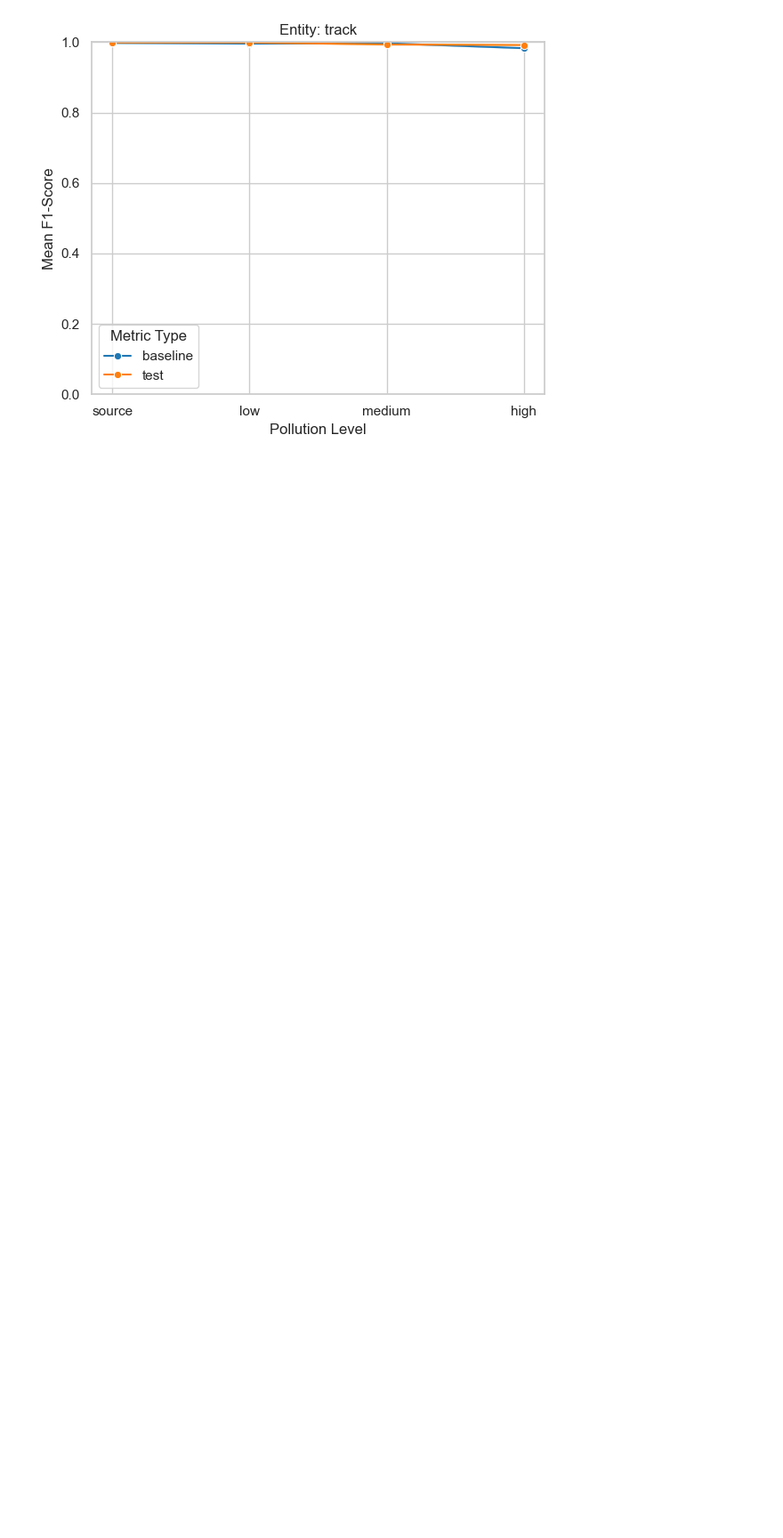
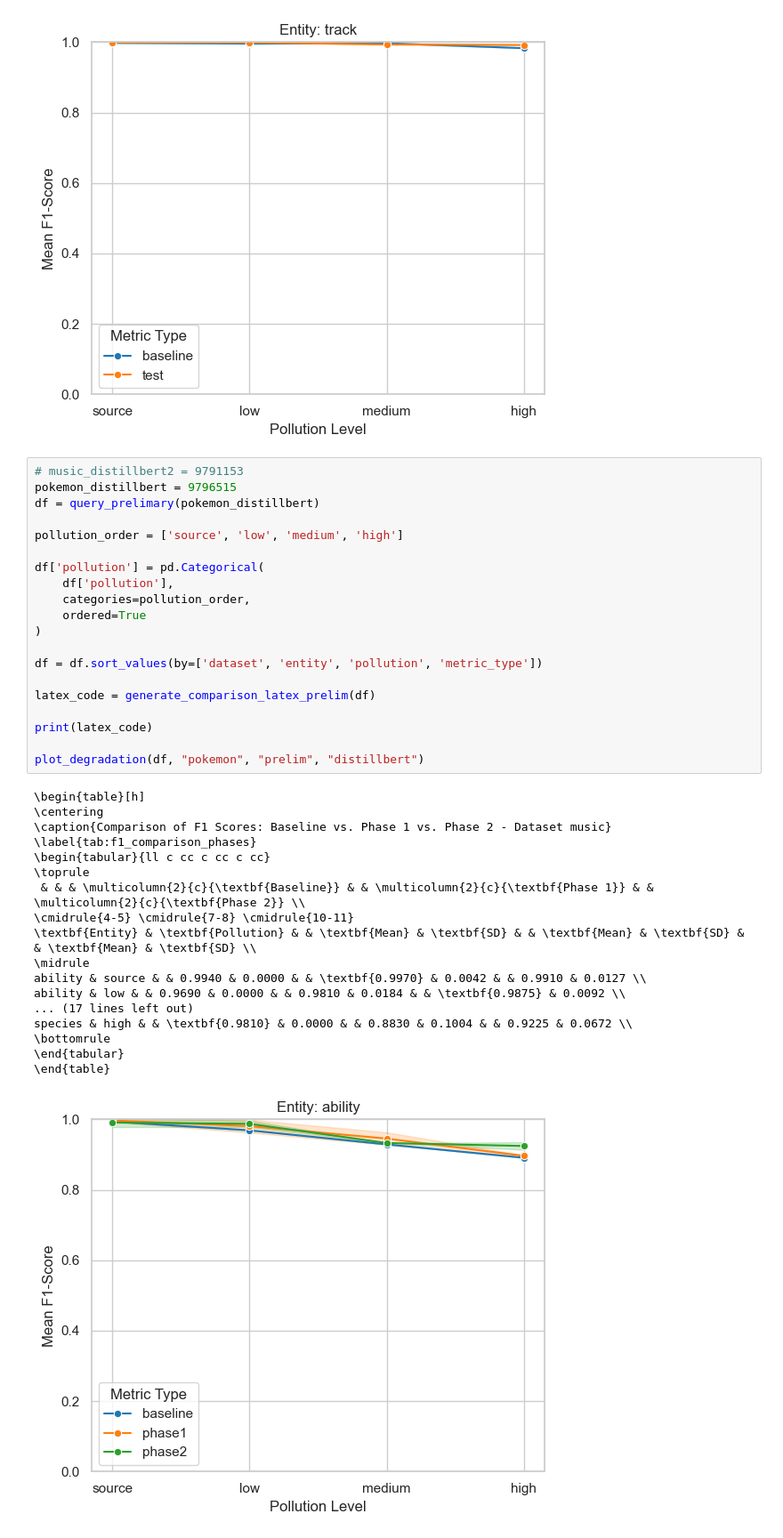
Before and after one commit to oskar-ong/deepcem, a Jupyter notebook: notebooks/results_analysis.ipynb, the cells around one changed output. Shown at 89% size. Cells and saved outputs as stored; diff of their text form; blank space fills up the shorter version.

```diff
--- a/notebooks/results_analysis.ipynb
+++ b/notebooks/results_analysis.ipynb
@@ -886,3 +886,42 @@ track & high & & 0.9830 & 0.0000 & & \textbf{0.9920} & 0.0000 \\
 [figure]
 [figure]
 [figure]
+# %%
+# music_distillbert2 = 9791153
+pokemon_distillbert = 9796515
+df = query_prelimary(pokemon_distillbert)
+
+pollution_order = ['source', 'low', 'medium', 'high']
+
+df['pollution'] = pd.Categorical(
+    df['pollution'],
+    categories=pollution_order,
+    ordered=True
+)
+
+df = df.sort_values(by=['dataset', 'entity', 'pollution', 'metric_type'])
+
+latex_code = generate_comparison_latex_prelim(df)
+
+print(latex_code)
+
+plot_degradation(df, "pokemon", "prelim", "distillbert")
+# %% [output]
+\begin{table}[h]
+\centering
+\caption{Comparison of F1 Scores: Baseline vs. Phase 1 vs. Phase 2 - Dataset music}
+\label{tab:f1_comparison_phases}
+\begin{tabular}{ll c cc c cc c cc}
+\toprule
+ & & & \multicolumn{2}{c}{\textbf{Baseline}} & & \multicolumn{2}{c}{\textbf{Phase 1}} & & \multicolumn{2}{c}{\textbf{Phase 2}} \\
+\cmidrule{4-5} \cmidrule{7-8} \cmidrule{10-11}
+\textbf{Entity} & \textbf{Pollution} & & \textbf{Mean} & \textbf{SD} & & \textbf{Mean} & \textbf{SD} & & \textbf{Mean} & \textbf{SD} \\
+\midrule
+ability & source & & 0.9940 & 0.0000 & & \textbf{0.9970} & 0.0042 & & 0.9910 & 0.0127 \\
+ability & low & & 0.9690 & 0.0000 & & 0.9810 & 0.0184 & & \textbf{0.9875} & 0.0092 \\
+... (17 lines left out)
+species & high & & \textbf{0.9810} & 0.0000 & & 0.8830 & 0.1004 & & 0.9225 & 0.0672 \\
+\bottomrule
+\end{tabular}
+\end{table}
+[figure, added]
```
Also changed, not shown: parts of 4 cells of this notebook, 11 other files.
